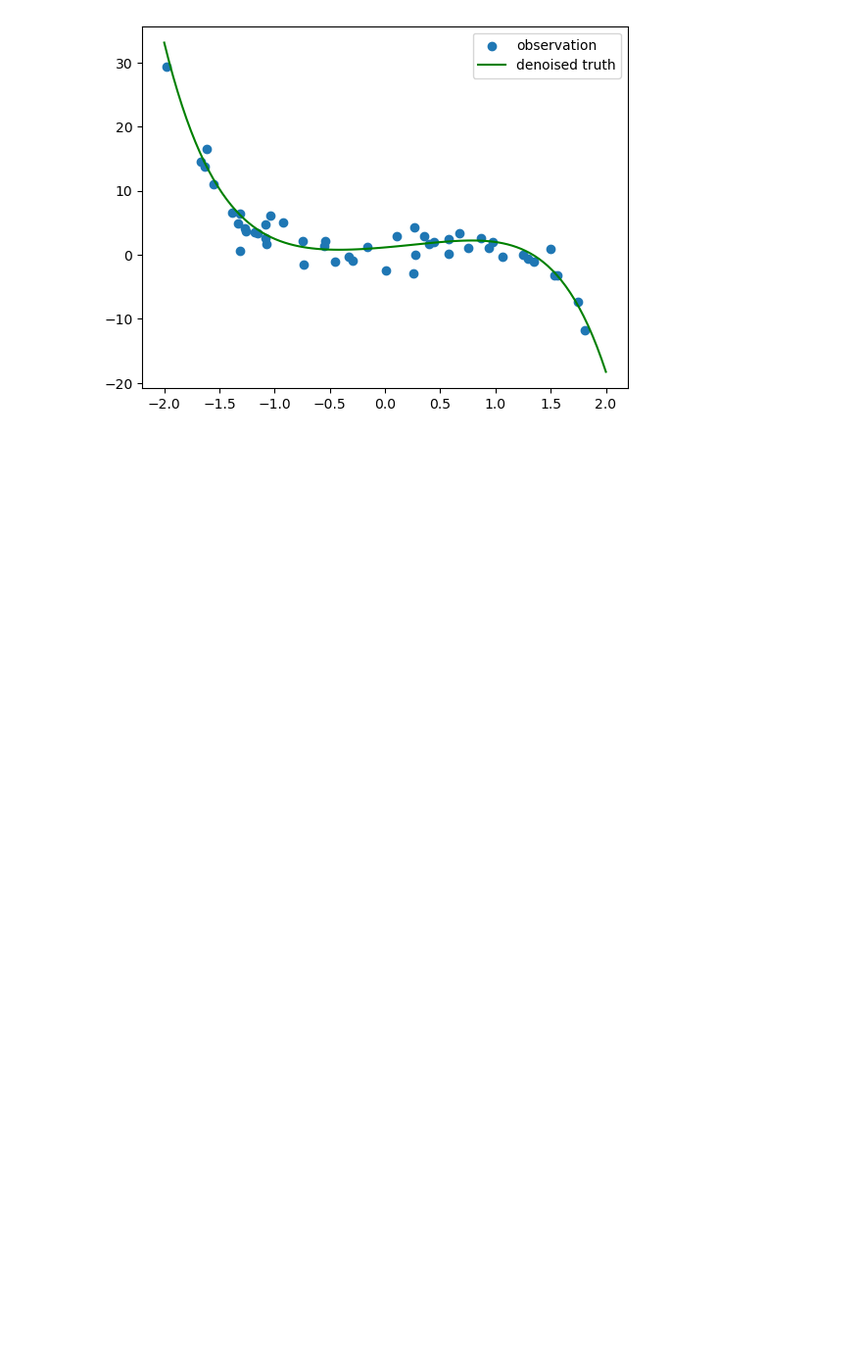
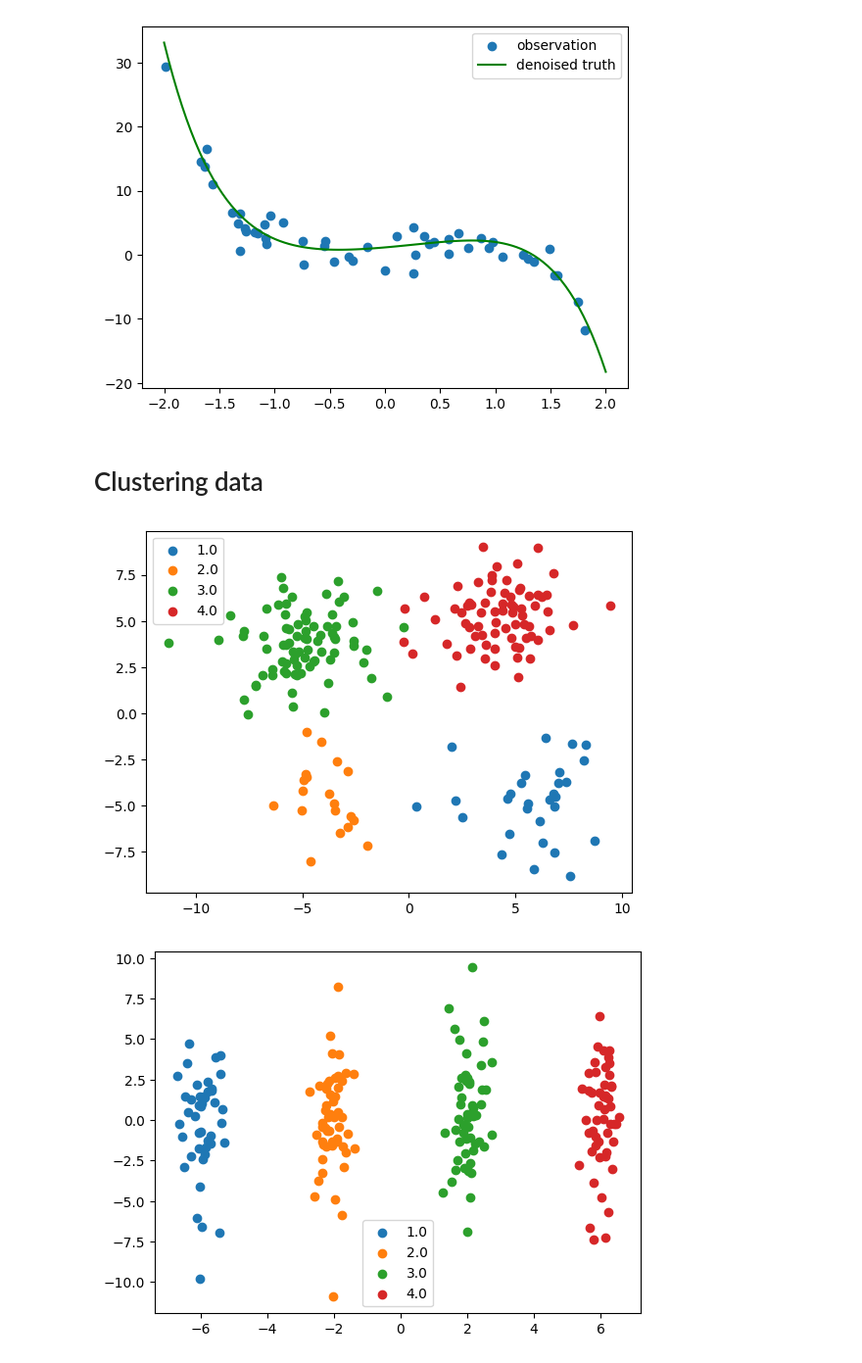
Before and after one commit to steveflyer/implement_ml_with_steve, a Jupyter notebook: linear-regression.ipynb, the cells around one changed output. Shown: that part at 98% size. Saved outputs shown, nothing was run; the diff lists cells and outputs as text; code cells hidden in the pictures; blank space fills up the shorter version.

Commit message:
add some test data

```diff
--- a/linear-regression.ipynb
+++ b/linear-regression.ipynb
@@ -19,3 +17,16 @@ plt.legend()
 plt.show()
 # %% [output]
 [figure]
+# %% [markdown]
+# Clustering data
+# %%
+from utils.visualize_utils import plot_cluster_data
+
+cluster_data_list, label_set =  get_cluster_toy_data()
+
+for points, labels in cluster_data_list:
+    plot_cluster_data(points, labels)
+plt.show()
+# %% [output]
+[figure, added]
+[figure, added]
```
Also changed, not shown: parts of 3 cells of this notebook, 22 other files.
